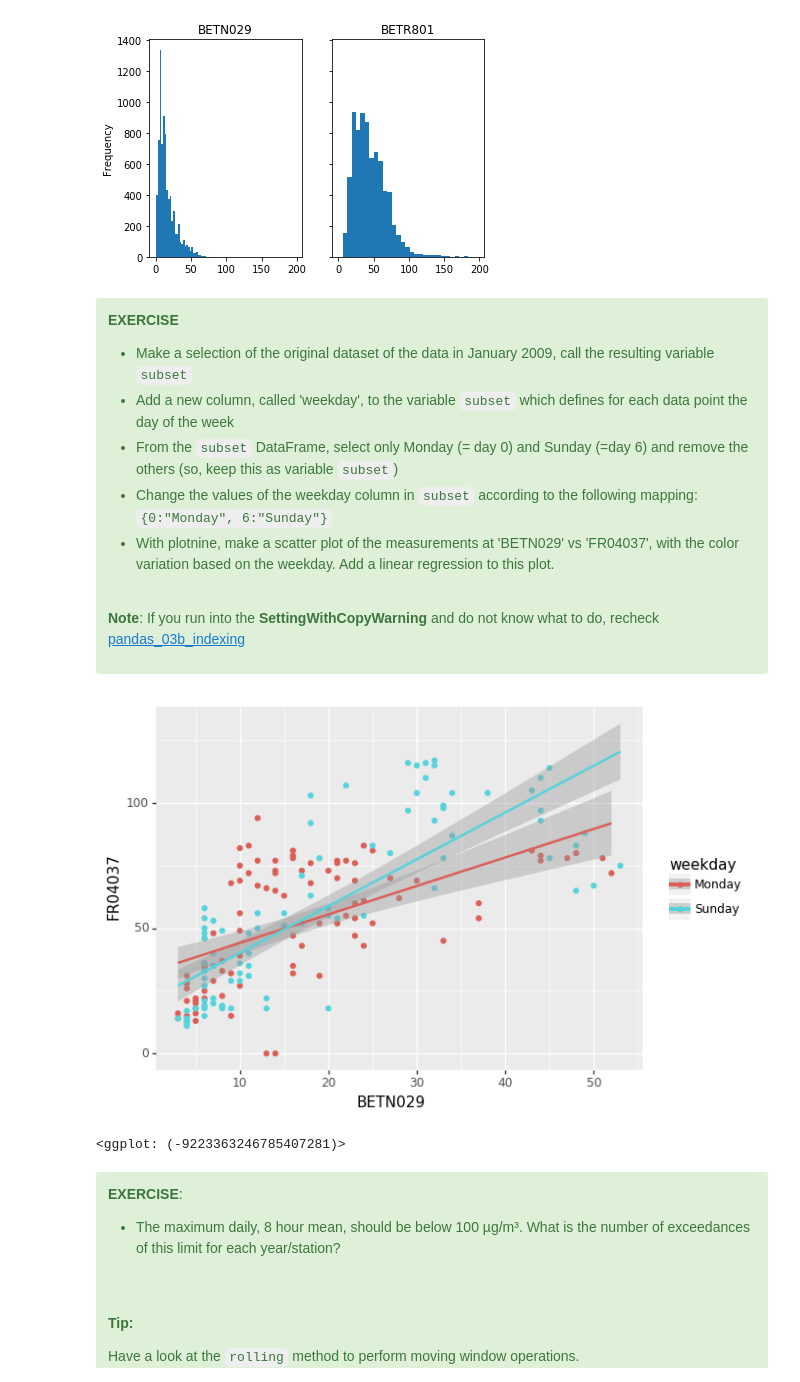
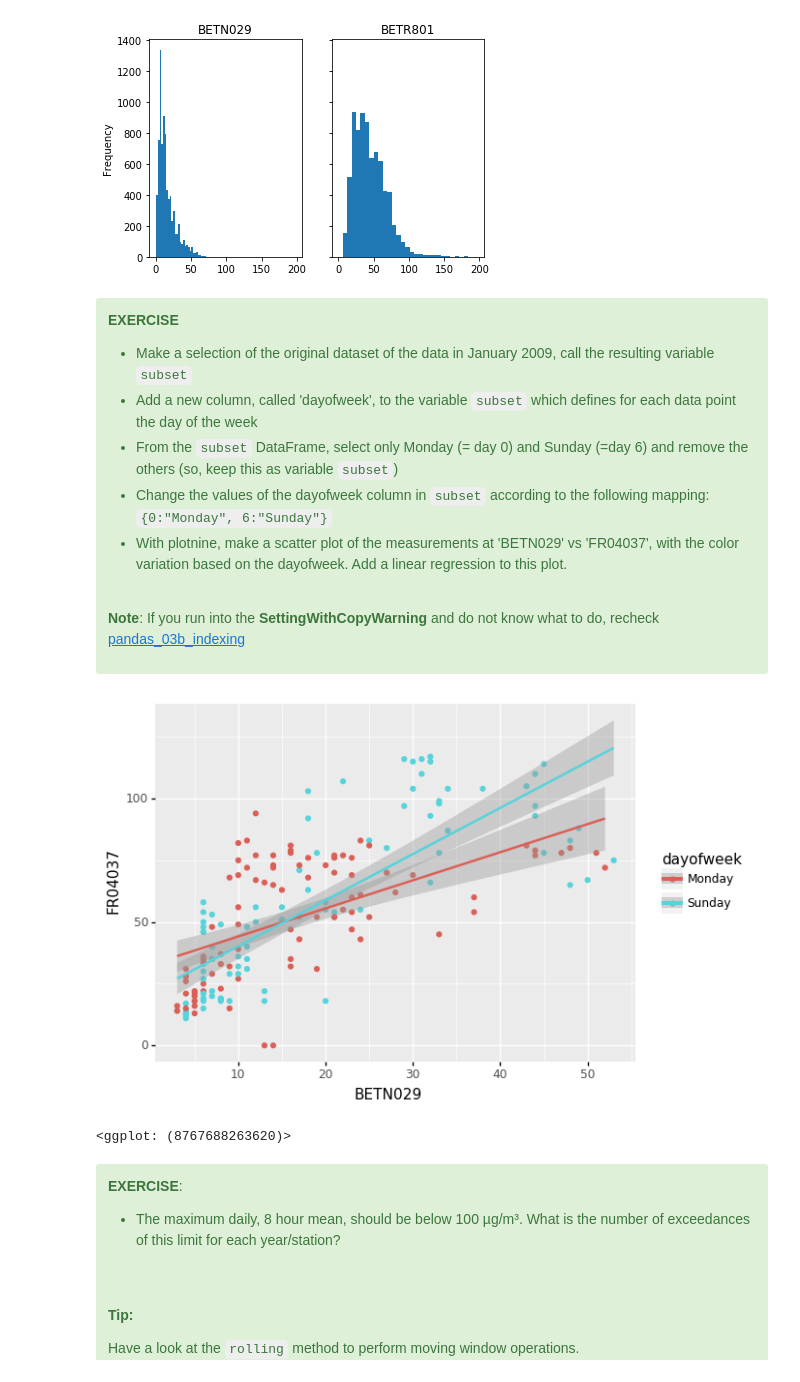
Before and after one commit to jorisvandenbossche/DS-python-data-analysis, a Jupyter notebook: _solved/case4_air_quality_analysis.ipynb, the cells around one changed output. Cells and saved outputs as stored; diff of their text form; code cells hidden in the pictures.

```diff
--- a/_solved/case4_air_quality_analysis.ipynb
+++ b/_solved/case4_air_quality_analysis.ipynb
@@ -596,10 +596,10 @@ Text(0.5, 1.0, 'BETR801')
 
  <ul>
   <li>Make a selection of the original dataset of the data in January 2009, call the resulting variable <code>subset</code></li>
-  <li>Add a new column, called 'weekday', to the variable <code>subset</code> which defines for each data point the day of the week</li>
+  <li>Add a new column, called 'dayofweek', to the variable <code>subset</code> which defines for each data point the day of the week</li>
   <li>From the <code>subset</code> DataFrame, select only Monday (= day 0) and Sunday (=day 6) and remove the others (so, keep this as variable <code>subset</code>)</li>
-  <li>Change the values of the weekday column in <code>subset</code> according to the following mapping: <code>{0:"Monday", 6:"Sunday"}</code></li>
-  <li>With plotnine, make a scatter plot of the measurements at 'BETN029' vs 'FR04037', with the color variation based on the weekday. Add a linear regression to this plot.</li>
+  <li>Change the values of the dayofweek column in <code>subset</code> according to the following mapping: <code>{0:"Monday", 6:"Sunday"}</code></li>
+  <li>With plotnine, make a scatter plot of the measurements at 'BETN029' vs 'FR04037', with the color variation based on the dayofweek. Add a linear regression to this plot.</li>
 </ul><br>
 
 **Note**: If you run into the **SettingWithCopyWarning** and do not know what to do, recheck [pandas_03b_indexing](pandas_03b_indexing.ipynb)
@@ -607,18 +607,18 @@ Text(0.5, 1.0, 'BETR801')
 </div>
 # %%
 subset = data['2009-01'].copy()
-subset["weekday"] = subset.index.weekday
-subset = subset[subset['weekday'].isin([0, 6])]
+subset["dayofweek"] = subset.index.dayofweek
+subset = subset[subset['dayofweek'].isin([0, 6])]
 # %%
-subset["weekday"] = subset["weekday"].replace(to_replace={0:"Monday", 6:"Sunday"})
+subset["dayofweek"] = subset["dayofweek"].replace(to_replace={0:"Monday", 6:"Sunday"})
 # %%
 (pn.ggplot(subset,
-           pn.aes(x="BETN029", y="FR04037", color="weekday"))
+           pn.aes(x="BETN029", y="FR04037", color="dayofweek"))
     + pn.geom_point()
     + pn.stat_smooth(method='lm'))
 # %% [output]
-[figure, old version]
+[figure, new version]
-<ggplot: (-9223363246785407281)>
+<ggplot: (8767688263620)>
 # %% [markdown]
 <div class="alert alert-success">
 
```
Also changed, not shown: parts of 21 cells of this notebook, 4 other files.
